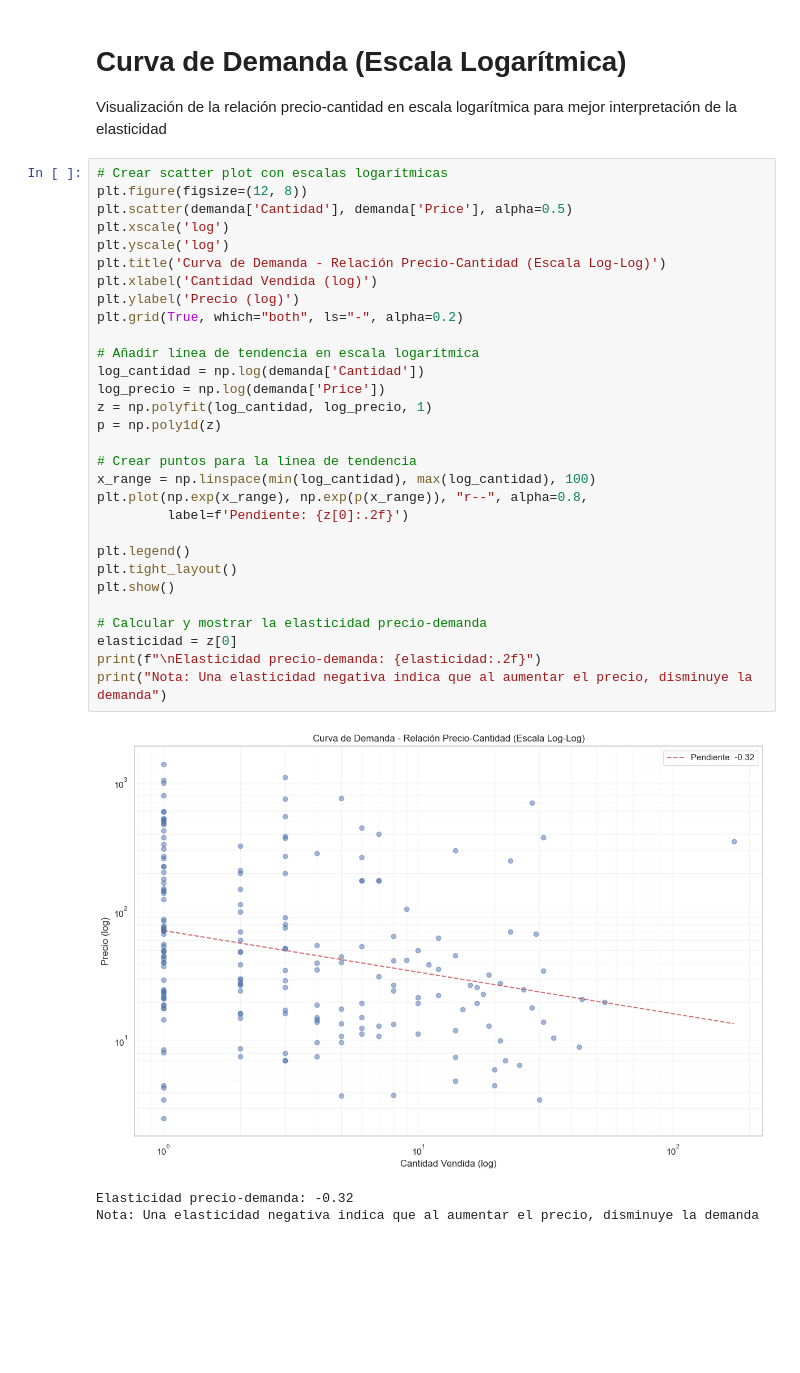
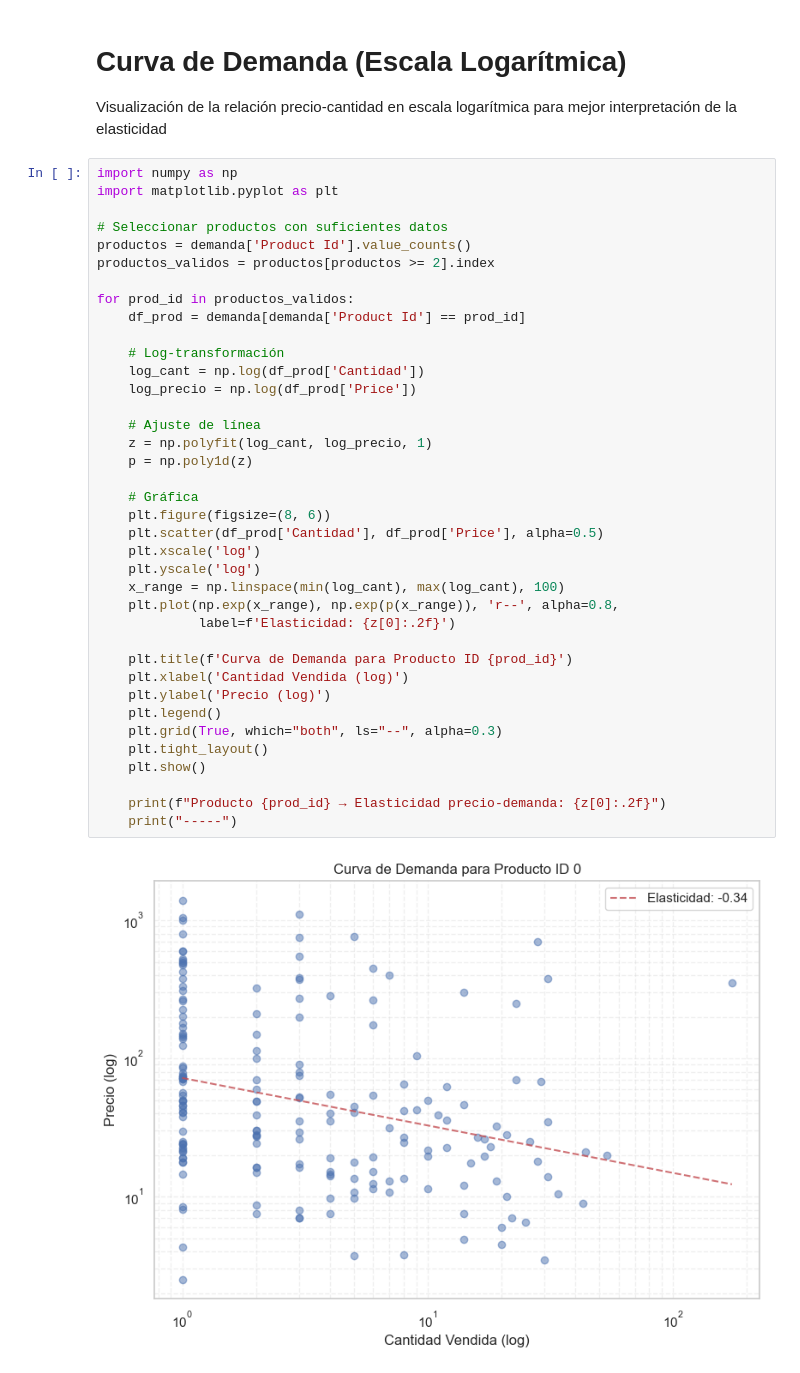
Before and after one commit to armand-analytics/Forecasting, a Jupyter notebook: notebooks/01_EDA.ipynb, the cells around one changed output. Saved outputs shown, nothing was run; the diff lists cells and outputs as text; blank space fills up the shorter version.

```diff
--- a/notebooks/01_EDA.ipynb
+++ b/notebooks/01_EDA.ipynb
@@ -269,37 +269,43 @@ Name: Cantidad, dtype: int64
 # %% [markdown]
 # Curva de Demanda (Escala Logarítmica)
 Visualización de la relación precio-cantidad en escala logarítmica para mejor interpretación de la elasticidad
-# %%
-# Crear scatter plot con escalas logarítmicas
-plt.figure(figsize=(12, 8))
-plt.scatter(demanda['Cantidad'], demanda['Price'], alpha=0.5)
-plt.xscale('log')
-plt.yscale('log')
-plt.title('Curva de Demanda - Relación Precio-Cantidad (Escala Log-Log)')
-plt.xlabel('Cantidad Vendida (log)')
-plt.ylabel('Precio (log)')
-plt.grid(True, which="both", ls="-", alpha=0.2)
-
-# Añadir línea de tendencia en escala logarítmica
-log_cantidad = np.log(demanda['Cantidad'])
-log_precio = np.log(demanda['Price'])
-z = np.polyfit(log_cantidad, log_precio, 1)
-p = np.poly1d(z)
-
-# Crear puntos para la línea de tendencia
-x_range = np.linspace(min(log_cantidad), max(log_cantidad), 100)
-plt.plot(np.exp(x_range), np.exp(p(x_range)), "r--", alpha=0.8,
-         label=f'Pendiente: {z[0]:.2f}')
-
-plt.legend()
-plt.tight_layout()
-plt.show()
-
-# Calcular y mostrar la elasticidad precio-demanda
-elasticidad = z[0]
-print(f"\nElasticidad precio-demanda: {elasticidad:.2f}")
-print("Nota: Una elasticidad negativa indica que al aumentar el precio, disminuye la demanda")
-# %% [output]
-[figure, removed]
-Elasticidad precio-demanda: -0.32
-Nota: Una elasticidad negativa indica que al aumentar el precio, disminuye la demanda
+# %%
+import numpy as np
+import matplotlib.pyplot as plt
+
+# Seleccionar productos con suficientes datos
+productos = demanda['Product Id'].value_counts()
+productos_validos = productos[productos >= 2].index
+
+for prod_id in productos_validos:
+    df_prod = demanda[demanda['Product Id'] == prod_id]
+
+    # Log-transformación
+    log_cant = np.log(df_prod['Cantidad'])
+    log_precio = np.log(df_prod['Price'])
+
+    # Ajuste de línea
+    z = np.polyfit(log_cant, log_precio, 1)
+    p = np.poly1d(z)
+
+    # Gráfica
+    plt.figure(figsize=(8, 6))
+    plt.scatter(df_prod['Cantidad'], df_prod['Price'], alpha=0.5)
+    plt.xscale('log')
+    plt.yscale('log')
+    x_range = np.linspace(min(log_cant), max(log_cant), 100)
+    plt.plot(np.exp(x_range), np.exp(p(x_range)), 'r--', alpha=0.8,
+             label=f'Elasticidad: {z[0]:.2f}')
+
+    plt.title(f'Curva de Demanda para Producto ID {prod_id}')
+    plt.xlabel('Cantidad Vendida (log)')
+    plt.ylabel('Precio (log)')
+    plt.legend()
+    plt.grid(True, which="both", ls="--", alpha=0.3)
+    plt.tight_layout()
+    plt.show()
+
+    print(f"Producto {prod_id} → Elasticidad precio-demanda: {z[0]:.2f}")
+    print("-----")
+# %% [output]
+[figure, added]
```
Also changed, not shown: parts of 15 cells of this notebook, 1 other file.
